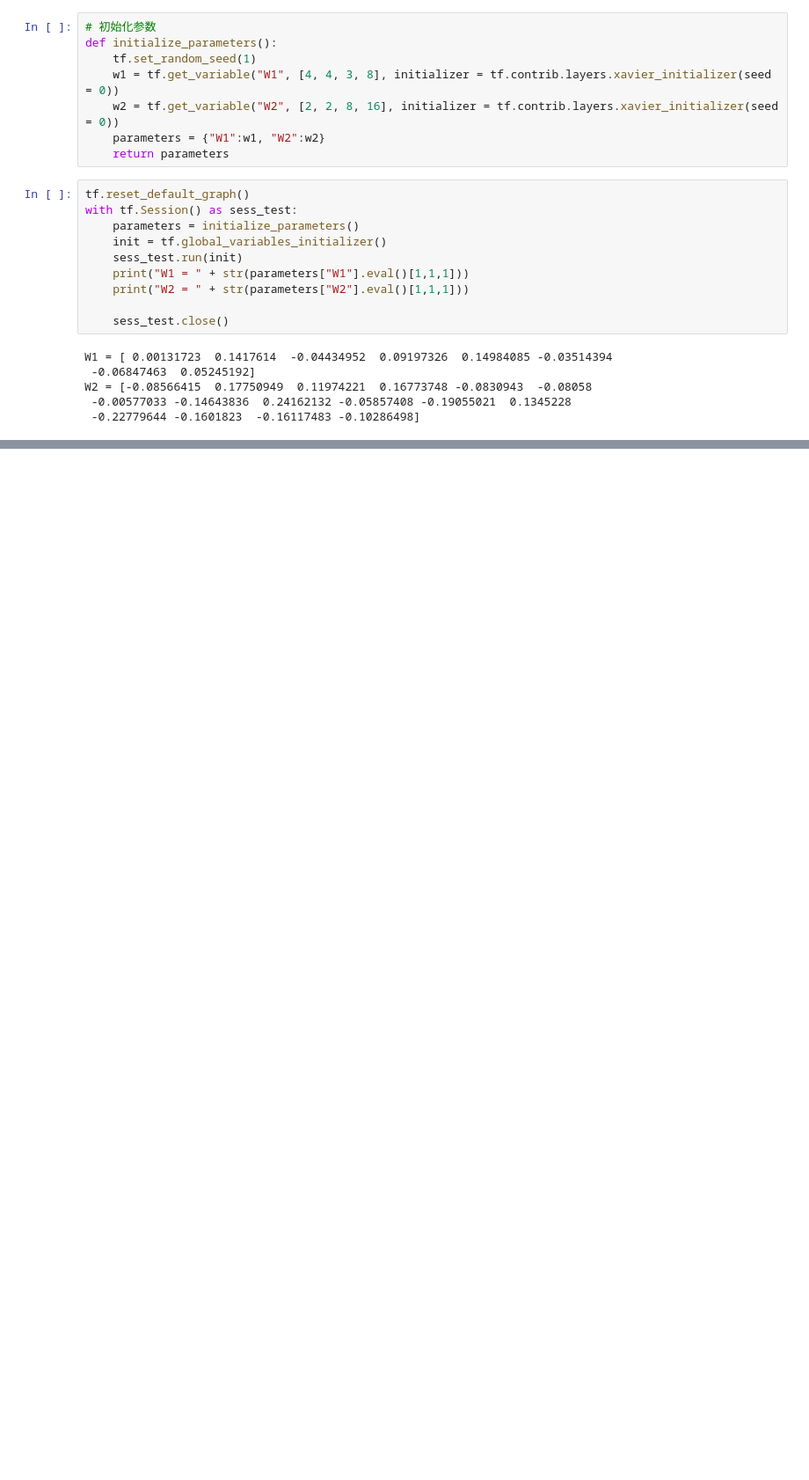
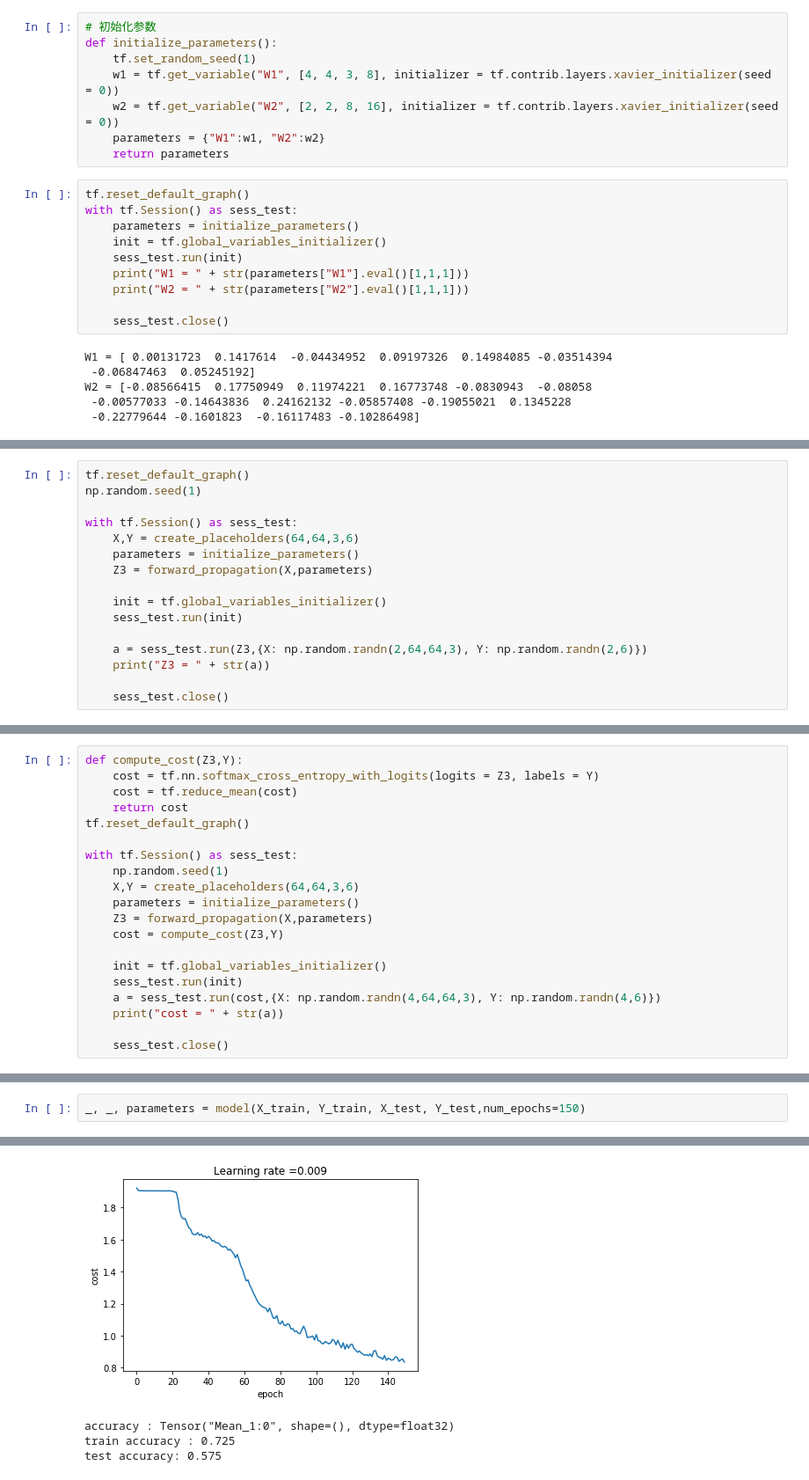
Before and after one commit to yyuanl/deep_learning_exercise, a Jupyter notebook: 课程4 卷积神经网络/conv.ipynb, the cells around one changed output, grey strips where cells are left out. Shown at 88% size. Cells and saved outputs as stored; diff of their text form; blank space fills up the shorter version.

```diff
--- a/课程4 卷积神经网络/conv.ipynb
+++ b/课程4 卷积神经网络/conv.ipynb
@@ -221,0 +271,16 @@ W2 = [-0.08566415  0.17750949  0.11974221  0.16773748 -0.0830943  -0.08058
+# %%
+tf.reset_default_graph()
+np.random.seed(1)
+
+with tf.Session() as sess_test:
+    X,Y = create_placeholders(64,64,3,6)
+    parameters = initialize_parameters()
+    Z3 = forward_propagation(X,parameters)
+
+    init = tf.global_variables_initializer()
+    sess_test.run(init)
+
+    a = sess_test.run(Z3,{X: np.random.randn(2,64,64,3), Y: np.random.randn(2,6)})
+    print("Z3 = " + str(a))
+
+    sess_test.close()
@@ -221,0 +290,20 @@ W2 = [-0.08566415  0.17750949  0.11974221  0.16773748 -0.0830943  -0.08058
+# %%
+def compute_cost(Z3,Y):
+    cost = tf.nn.softmax_cross_entropy_with_logits(logits = Z3, labels = Y)
+    cost = tf.reduce_mean(cost)
+    return cost
+tf.reset_default_graph()
+
+with tf.Session() as sess_test:
+    np.random.seed(1)
+    X,Y = create_placeholders(64,64,3,6)
+    parameters = initialize_parameters()
+    Z3 = forward_propagation(X,parameters)
+    cost = compute_cost(Z3,Y)
+
+    init = tf.global_variables_initializer()
+    sess_test.run(init)
+    a = sess_test.run(cost,{X: np.random.randn(4,64,64,3), Y: np.random.randn(4,6)})
+    print("cost = " + str(a))
+
+    sess_test.close()
@@ -221,0 +493,3 @@ W2 = [-0.08566415  0.17750949  0.11974221  0.16773748 -0.0830943  -0.08058
+# %%
+_, _, parameters = model(X_train, Y_train, X_test, Y_test,num_epochs=150)
+# %% [output]
@@ -221,0 +513,4 @@ W2 = [-0.08566415  0.17750949  0.11974221  0.16773748 -0.0830943  -0.08058
+[figure, added]
+accuracy : Tensor("Mean_1:0", shape=(), dtype=float32)
+train accuracy : 0.725
+test accuracy: 0.575
```
Also changed, not shown: parts of 8 cells of this notebook.
